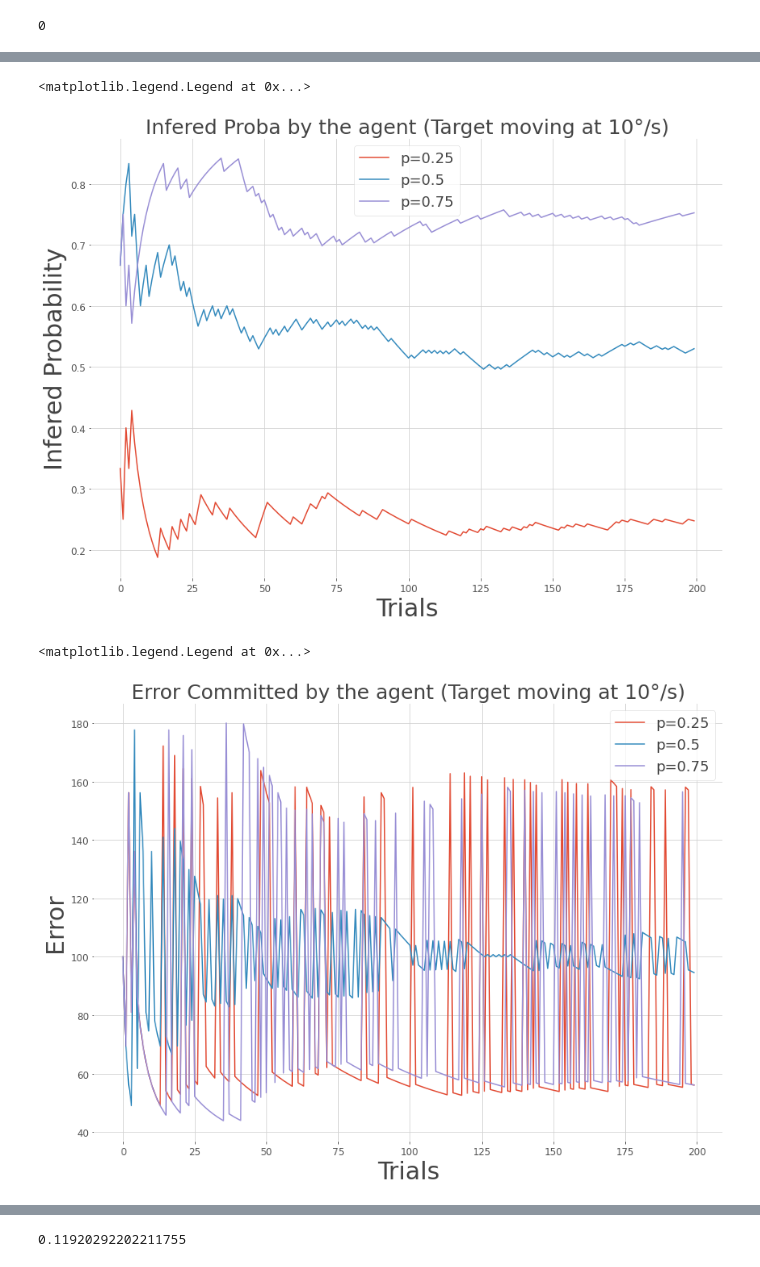
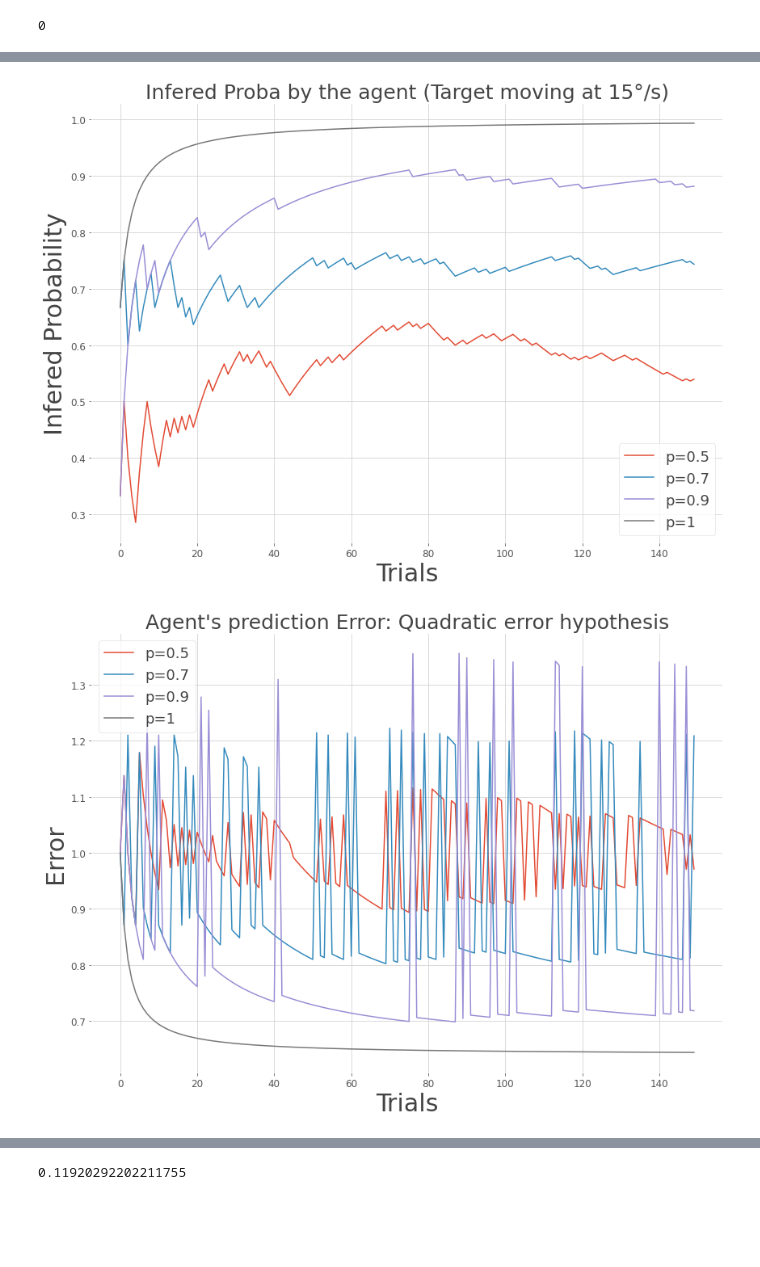
Before and after one commit to Oueldh/aSPEM, a Jupyter notebook: aSPEM_agent_Lin_Hyp.ipynb, the cells around one changed output, grey strips where cells are left out. Cells and saved outputs as stored; diff of their text form; code cells hidden in the pictures; blank space fills up the shorter version.

```diff
--- a/aSPEM_agent_Lin_Hyp.ipynb
+++ b/aSPEM_agent_Lin_Hyp.ipynb
@@ -17,10 +17,23 @@ class BetaModel():
         self.vt=v_target #is the absolute value of the target velocity
         # pass the true probablity of the outcome|action taken
 
-    def outcome(self,q):
+    def targetDirection(self,q):
+        """
+        q: probability of the target going right
+        return: 1 if the target went right or -1 if the target went left
+        """
+        return stats.bernoulli.rvs(q)
+
+    def eyeDirection(self):
+        """
+        return: 1 if the eye went right or -1 if the target went left
+        """
+        return 2*stats.bernoulli.rvs(self.a/(self.a+self.b)) - 1
+
+    def outcome(self,td,ed):
         #return the boolean if 1 means that the eye and target have the same direction otherwwise the eye anticpates in
         #the wrong direction
-        return stats.bernoulli.rvs(q)
+        return int(td==ed)
 
     def update(self,reward):
         """
@@ -51,13 +64,13 @@ class BetaModel():
     def velocity(self):
         p=self.a/(self.a+self.b)
         #Linear Hypothesis
-        return 0.5*self.vt*(2*p-1)
+        return 0.2*self.vt*(2*p-1)
 # %%
 stats.bernoulli.rvs(0.5)
 # %% [output]
 0
 # %%
-v_target=10
+v_target=15
 agent=BetaModel(v_target)
 k=0.5
 mu=[]
@@ -68,10 +81,16 @@ OOO=[]
 MU=[]
 #Probability of the target going right
 P=[0.25,.5,0.75]
+
+P=[0.5,0.7,.9,1]
+
 V_THEOS=[]
 for p in P:
-    for i in range(200):
-        o=agent.outcome(p)
+    for i in range(150):
+        #ed=agent.eyeDirection()
+        #td=agent.targetDirection(p)
+        #o=agent.outcome(td,ed)
+        o=agent.targetDirection(p)
         O.append(o)
         V.append(agent.velocity())
         agent.update(o)
@@ -82,7 +101,7 @@ for p in P:
 
     print("The estimated probability of the target going right estimated by the agent is:",agent.a/(agent.a+agent.b))
     print("The antipatory velocity of the agent is ", V[-1])
-    v_theo=k*v_target*(2*p-1)
+    v_theo=0.2*v_target*(2*p-1)
     V_THEOS.append(v_theo)
     print("The optimal anticpatory theorical velocitiy is " ,v_theo,'\n')
     mu=[]
@@ -116,24 +139,24 @@ for m,p in zip(MU,P):
     plt.plot(m,label=f'p={p}')
 plt.xlabel("Trials",fontsize=30)
 plt.ylabel("Infered Probability",fontsize=30)
-plt.title("Infered Proba by the agent (Target moving at 10°/s)",fontsize=25)
+plt.title("Infered Proba by the agent (Target moving at 15°/s)",fontsize=25)
 plt.legend()
+plt.savefig("ip_lin")
 # %% [output]
-<matplotlib.legend.Legend at 0x...>
-[figure, old version]
+[figure, new version]
 # %%
 ERRS=[]
 for O,V in zip(OOO,VVV):
-    Err=np.array(O)*(v_target-np.array(V))**2 + (1-np.array(O))*(v_target+np.array(V))**2
+    Err=np.array(O)*(1-np.array(V)/v_target)**2 + (1-np.array(O))*(1+np.array(V)/v_target)**2
     ERRS.append(Err)
 # %%
 for e,p in zip(ERRS,P):
     plt.plot(e,label=f'p={p}')
 
 plt.xlabel("Trials",fontsize=30)
 plt.ylabel("Error",fontsize=30)
-plt.title("Error Committed by the agent (Target moving at 10°/s)",fontsize=25)
+plt.title("Agent's prediction Error: Quadratic error hypothesis",fontsize=25)
 plt.legend()
+plt.savefig("err_lin")
 # %% [output]
-<matplotlib.legend.Legend at 0x...>
-[figure, old version]
+[figure, new version]
```
Also changed, not shown: parts of 8 cells of this notebook, 12 other files.
